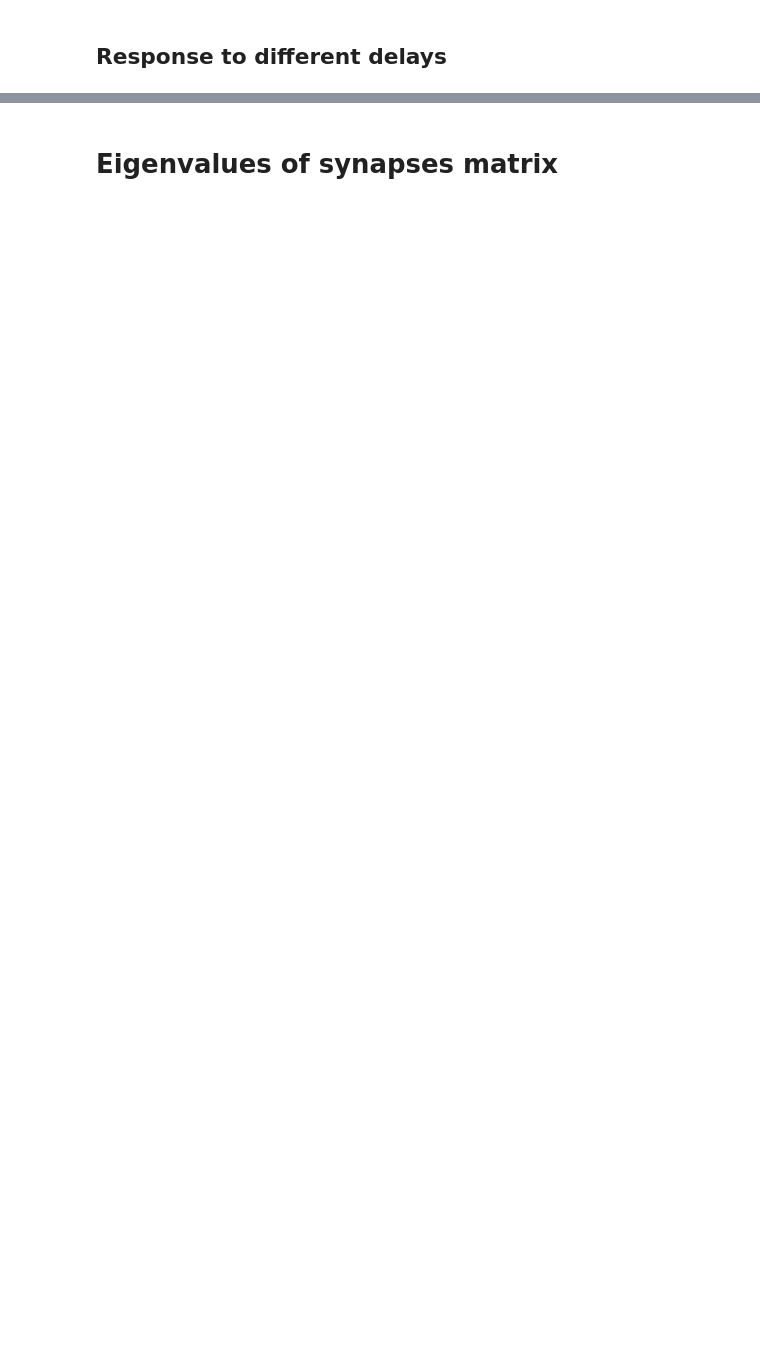
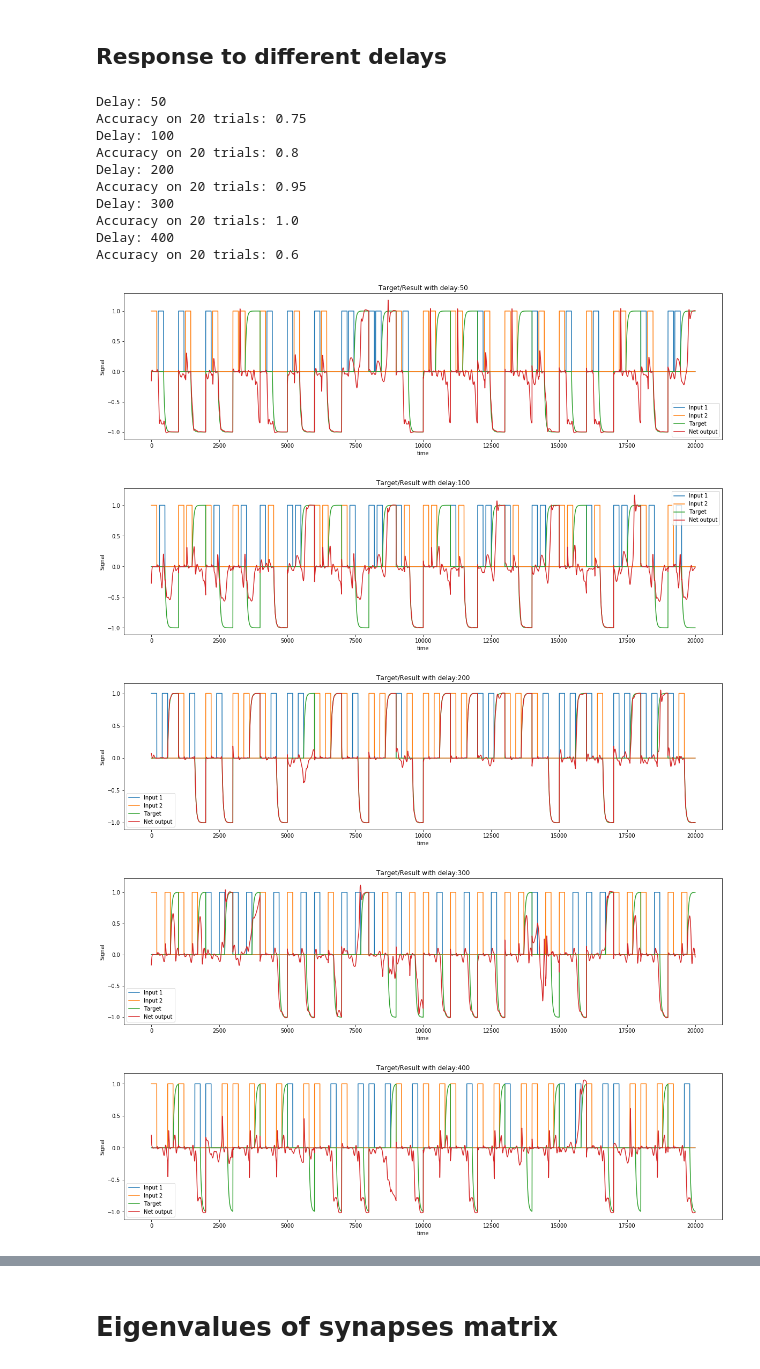
Before and after one commit to Tatyana-jl/Force_WM, a Jupyter notebook: FORCE Net experiments.ipynb, the cells around one changed output, grey strips where cells are left out. Saved outputs shown, nothing was run; the diff lists cells and outputs as text; code cells hidden in the pictures; blank space fills up the shorter version.

```diff
--- a/FORCE Net experiments.ipynb
+++ b/FORCE Net experiments.ipynb
@@ -344,38 +364,54 @@ lengthStimulus = 200
 lengthSignal = 1000
 num_trial_test = 20
 
 acc_delay = np.array([])
 
 for delay in [50,100,200,300,400]: # try delays: 50ms, 100ms, 200ms, 300ms, 400ms
 
   # signal for tests:
   signal_test, target_test, trial_target = match_to_sample_input(num_trial_test,lengthStimulus,delay,lengthSignal)
 
   #test
   output_test, potentials_record = Solver.run(Net, signal_test, return_measures=True)
 
   #Accuracy
   #Trial error: take the mean of output for the response time and check the sign
   print('Delay:', delay)
   response = lengthSignal-2*lengthStimulus-delay
   error = np.empty(num_trial_test)
   for trial in range(num_trial_test):
-    error[trial] = np.sign(sum(output_test[(trial*lengthSignal)+response:lengthSignal*(trial+1)])/response) == trial_target[trial]
+    error[trial] = np.sign(sum(output_test[(trial*lengthSignal)+response:lengthSignal*(trial+1)].detach().cpu().numpy())/response) == trial_target[trial]
   accuracy = sum(error)/num_trial_test
   acc_delay = np.append(acc_delay, accuracy)
   print('Accuracy on 20 trials:', accuracy)
 
   #Plot the input and Net output for each delay
 
   plt.figure(figsize=(20,5))
   plt.title('Target/Result with delay:' + str(delay))
   plt.xlabel('time')
   plt.ylabel('Signal')
-  plt.plot(signal_test[0,:].numpy(), label='Input 1')
-  plt.plot(signal_test[1,:].numpy(), label='Input 2')
-  plt.plot(target_test.numpy(), label='Target')
-  plt.plot(output_test.numpy(), label = 'Net output')
+  plt.plot(signal_test[0,:], label='Input 1')
+  plt.plot(signal_test[1,:], label='Input 2')
+  plt.plot(target_test, label='Target')
+  plt.plot(output_test.detach().cpu().numpy(), label = 'Net output')
   plt.legend()
+# %% [output]
+Delay: 50
+Accuracy on 20 trials: 0.75
+Delay: 100
+Accuracy on 20 trials: 0.8
+Delay: 200
+Accuracy on 20 trials: 0.95
+Delay: 300
+Accuracy on 20 trials: 1.0
+Delay: 400
+Accuracy on 20 trials: 0.6
+[figure, added]
+[figure, added]
+[figure, added]
+[figure, added]
+[figure, added]
 # %%
 # Plot Net test accuracy vs delay
 plt.figure()
```
Also changed, not shown: parts of 24 cells of this notebook, 1 other file.
